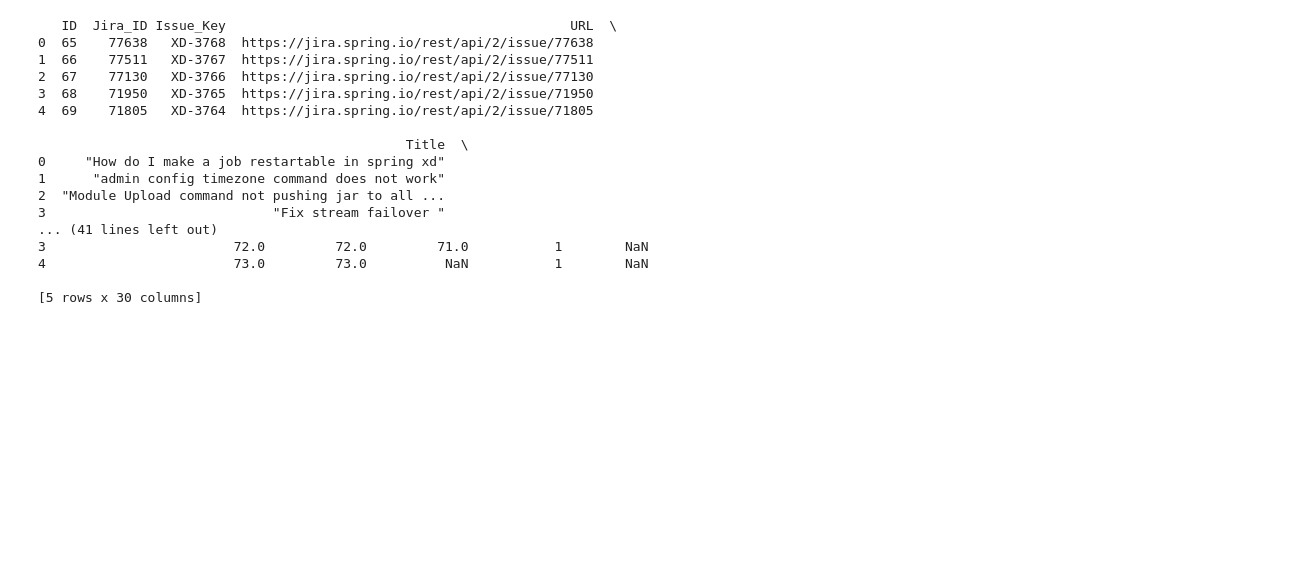
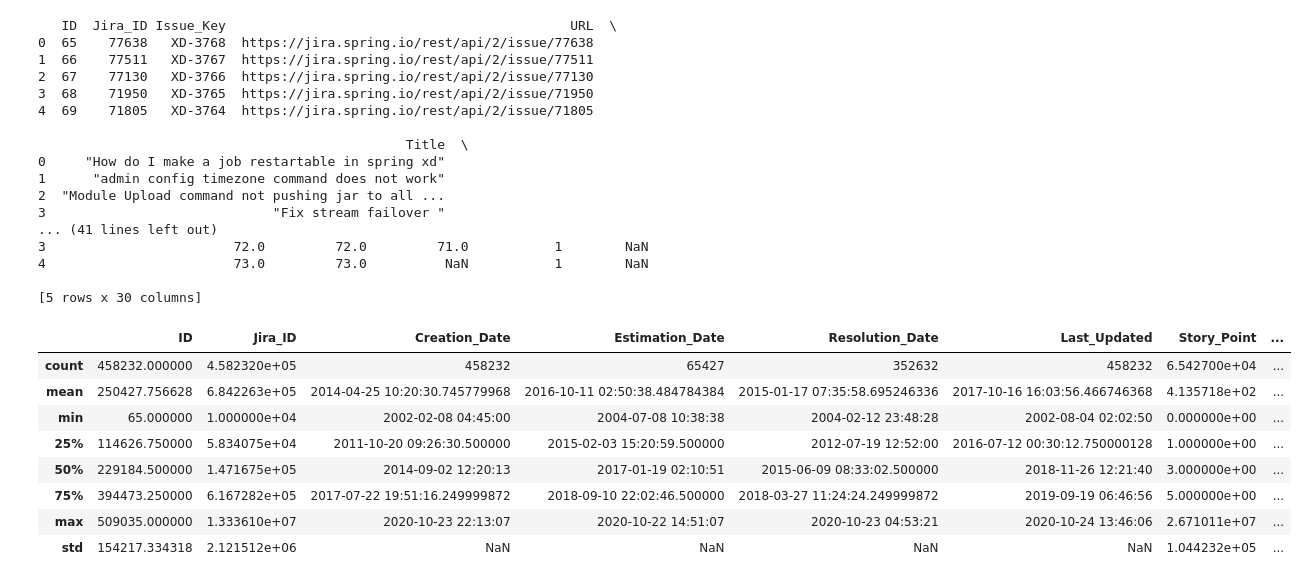
Before and after one commit to udaykirankavaturu/software-effort-estimation-using-llm, a Jupyter notebook: notebook.ipynb, the cells around one changed output. Saved outputs shown, nothing was run; the diff lists cells and outputs as text; code cells hidden in the pictures; blank space fills up the shorter version.

```diff
--- a/notebook.ipynb
+++ b/notebook.ipynb
@@ -42,3 +87,16 @@ print(df.head())
 4                        73.0         73.0          NaN           1        NaN
 
 [5 rows x 30 columns]
+# %%
+# describe the df
+df.describe()
+# %% [output]
+|  | ID | Jira_ID | Creation_Date | Estimation_Date | Resolution_Date | Last_Updated | Story_Point | ... |
+| count | 458232.000000 | 4.582320e+05 | 458232 | 65427 | 352632 | 458232 | 6.542700e+04 | ... |
+| mean | 250427.756628 | 6.842263e+05 | 2014-04-25 10:20:30.745779968 | 2016-10-11 02:50:38.484784384 | 2015-01-17 07:35:58.695246336 | 2017-10-16 16:03:56.466746368 | 4.135718e+02 | ... |
+| min | 65.000000 | 1.000000e+04 | 2002-02-08 04:45:00 | 2004-07-08 10:38:38 | 2004-02-12 23:48:28 | 2002-08-04 02:02:50 | 0.000000e+00 | ... |
+| 25% | 114626.750000 | 5.834075e+04 | 2011-10-20 09:26:30.500000 | 2015-02-03 15:20:59.500000 | 2012-07-19 12:52:00 | 2016-07-12 00:30:12.750000128 | 1.000000e+00 | ... |
+| 50% | 229184.500000 | 1.471675e+05 | 2014-09-02 12:20:13 | 2017-01-19 02:10:51 | 2015-06-09 08:33:02.500000 | 2018-11-26 12:21:40 | 3.000000e+00 | ... |
+| 75% | 394473.250000 | 6.167282e+05 | 2017-07-22 19:51:16.249999872 | 2018-09-10 22:02:46.500000 | 2018-03-27 11:24:24.249999872 | 2019-09-19 06:46:56 | 5.000000e+00 | ... |
+| max | 509035.000000 | 1.333610e+07 | 2020-10-23 22:13:07 | 2020-10-22 14:51:07 | 2020-10-23 04:53:21 | 2020-10-24 13:46:06 | 2.671011e+07 | ... |
+| std | 154217.334318 | 2.121512e+06 | NaN | NaN | NaN | NaN | 1.044232e+05 | ... |
```
Also changed, not shown: parts of 35 cells of this notebook, 1 other file.
